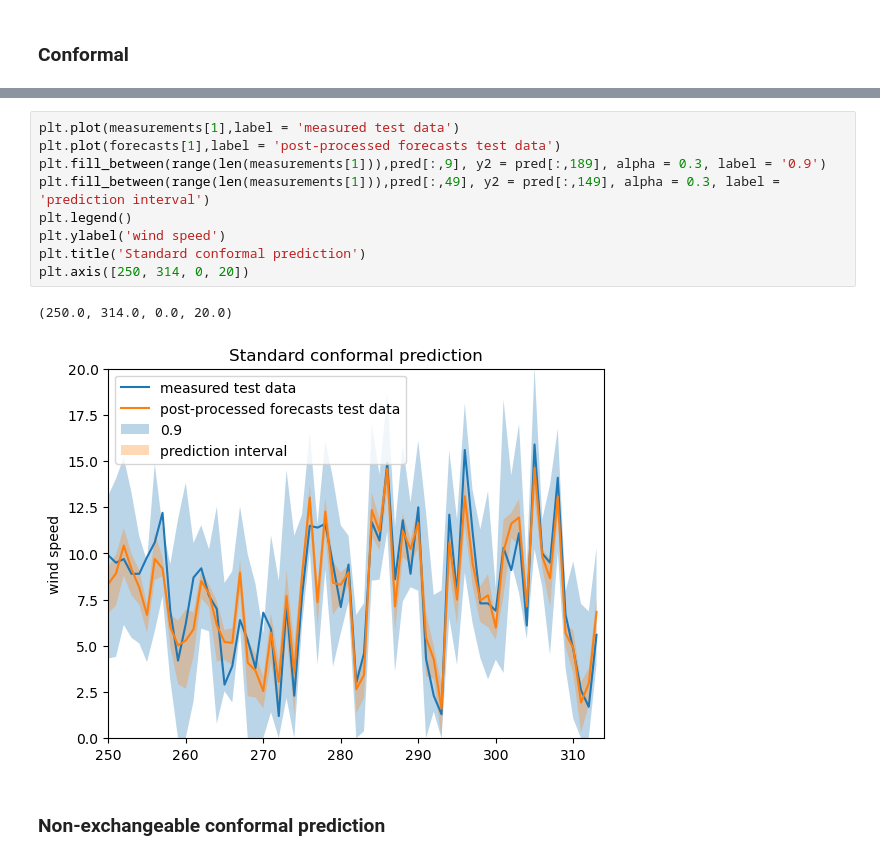
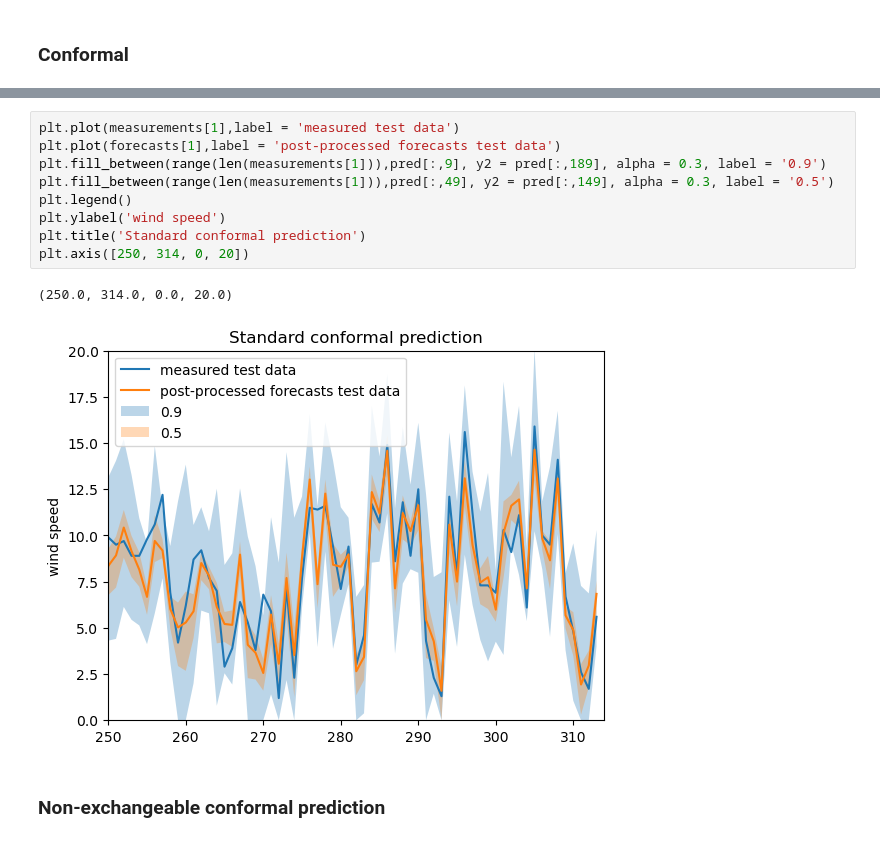
Before and after one commit to salthoff/wind-prediction-conformal, a Jupyter notebook: model_compare.ipynb, the cells around one changed output, grey strips where cells are left out. Saved outputs shown, nothing was run; the diff lists cells and outputs as text.

```diff
--- a/model_compare.ipynb
+++ b/model_compare.ipynb
@@ -142,15 +142,15 @@ CRPS: 0.8843480326755511
 # %%
 plt.plot(measurements[1],label = 'measured test data')
 plt.plot(forecasts[1],label = 'post-processed forecasts test data')
 plt.fill_between(range(len(measurements[1])),pred[:,9], y2 = pred[:,189], alpha = 0.3, label = '0.9')
-plt.fill_between(range(len(measurements[1])),pred[:,49], y2 = pred[:,149], alpha = 0.3, label = 'prediction interval')
+plt.fill_between(range(len(measurements[1])),pred[:,49], y2 = pred[:,149], alpha = 0.3, label = '0.5')
 plt.legend()
 plt.ylabel('wind speed')
 plt.title('Standard conformal prediction')
 plt.axis([250, 314, 0, 20])
 # %% [output]
 (250.0, 314.0, 0.0, 20.0)
-[figure, old version]
+[figure, new version]
 # %% [markdown]
 ### Non-exchangeable conformal prediction
 # %%
```
Also changed, not shown: parts of 1 cell of this notebook.
